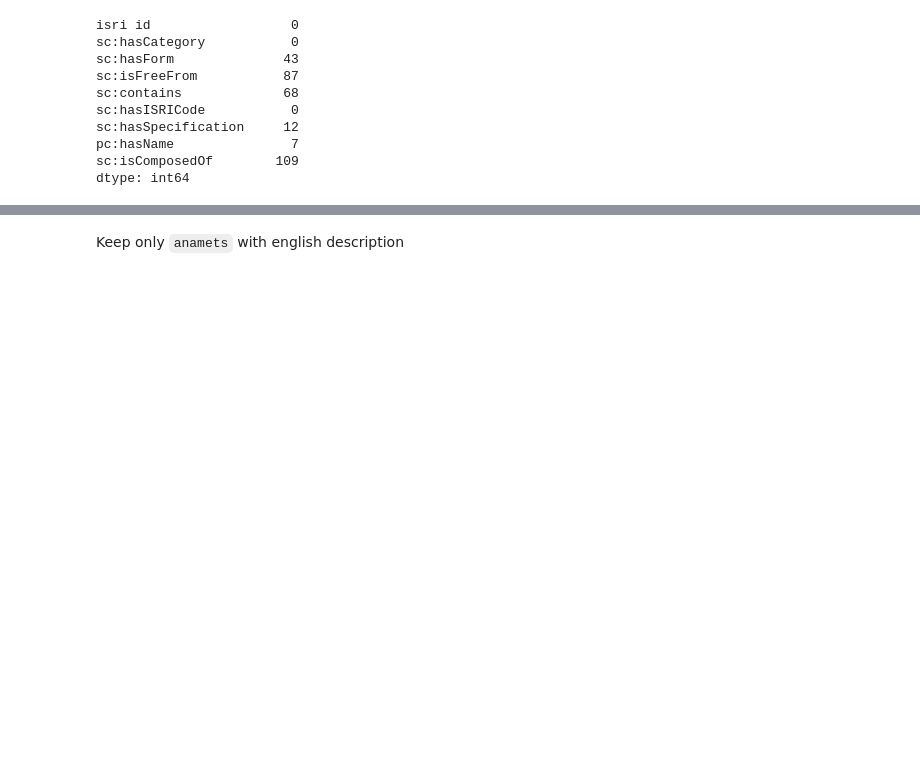
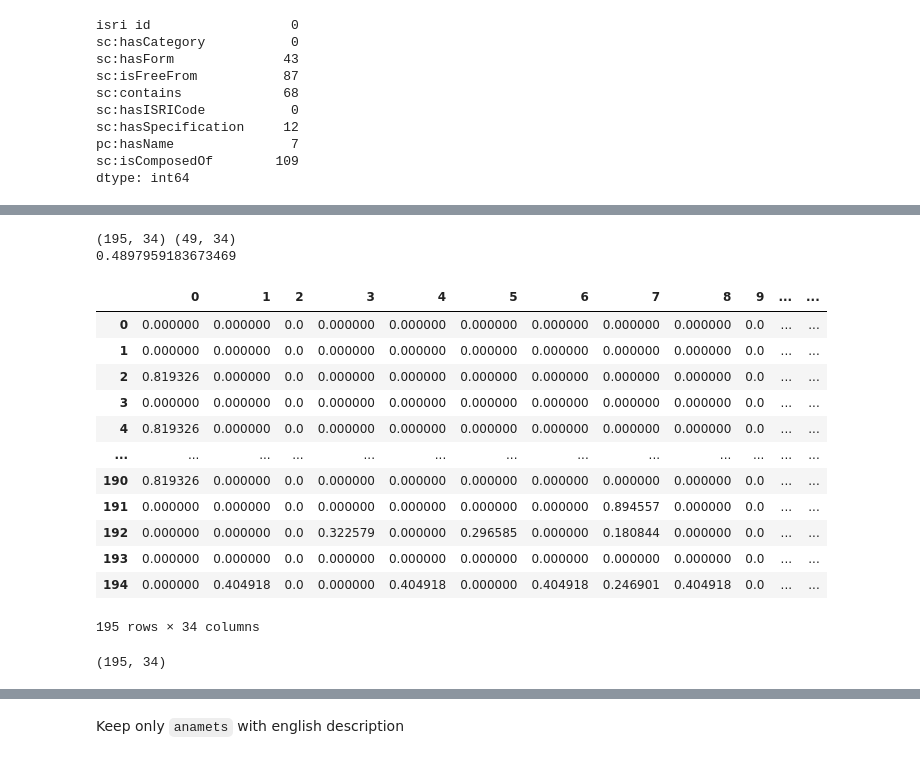
Before and after one commit to costasmexis/phd, a Jupyter notebook: scrap/scrap_similarity.ipynb, the cells around one changed output, grey strips where cells are left out. Saved outputs shown, nothing was run; the diff lists cells and outputs as text; code cells hidden in the pictures; blank space fills up the shorter version.

```diff
--- a/scrap/scrap_similarity.ipynb
+++ b/scrap/scrap_similarity.ipynb
@@ -273,0 +292,7 @@ isri_data.head(2)
+# %%
+custom_pipeline = [preprocessing.fillna,
+                   preprocessing.lowercase,
+                   preprocessing.remove_whitespace,
+                   preprocessing.remove_stopwords]
+
+df = isri_data.copy()
@@ -273,0 +310,5 @@ isri_data.head(2)
+# %%
+le = LabelEncoder()
+
+df['sc:isComposedOf'] = le.fit_transform(df['sc:isComposedOf'])
+df.head(2)
@@ -273,0 +319,51 @@ isri_data.head(2)
+# %%
+from sklearn.model_selection import train_test_split
+
+X = df.drop('sc:isComposedOf', axis=1)
+y = df['sc:isComposedOf']
+
+X_train, X_test, y_train, y_test = train_test_split(X, y, test_size=0.2)
+# %%
+from sklearn.feature_extraction.text import TfidfTransformer
+from sklearn.feature_extraction.text import TfidfVectorizer
+
+X_train = X_train['sc:hasCategory'].values
+X_test = X_test['sc:hasCategory'].values
+
+y_train = y_train.values
+y_test = y_test.values
+
+vectorizer = TfidfVectorizer()
+train_vectors = vectorizer.fit_transform(X_train)
+test_vectors = vectorizer.transform(X_test)
+
+print(train_vectors.shape, test_vectors.shape)
+
+from sklearn.naive_bayes import MultinomialNB
+
+clf = MultinomialNB().fit(train_vectors, y_train)
+predicted = clf.predict(test_vectors)
+print(accuracy_score(y_test,predicted))
+# %% [output]
+(195, 34) (49, 34)
+0.4897959183673469
+# %%
+pd.DataFrame(train_vectors.todense())
+# %% [output]
+|  | 0 | 1 | 2 | 3 | 4 | 5 | 6 | 7 | 8 | 9 | ... | ... |
+| 0 | 0.000000 | 0.000000 | 0.0 | 0.000000 | 0.000000 | 0.000000 | 0.000000 | 0.000000 | 0.000000 | 0.0 | ... | ... |
+| 1 | 0.000000 | 0.000000 | 0.0 | 0.000000 | 0.000000 | 0.000000 | 0.000000 | 0.000000 | 0.000000 | 0.0 | ... | ... |
+| 2 | 0.819326 | 0.000000 | 0.0 | 0.000000 | 0.000000 | 0.000000 | 0.000000 | 0.000000 | 0.000000 | 0.0 | ... | ... |
+| 3 | 0.000000 | 0.000000 | 0.0 | 0.000000 | 0.000000 | 0.000000 | 0.000000 | 0.000000 | 0.000000 | 0.0 | ... | ... |
+| 4 | 0.819326 | 0.000000 | 0.0 | 0.000000 | 0.000000 | 0.000000 | 0.000000 | 0.000000 | 0.000000 | 0.0 | ... | ... |
+| ... | ... | ... | ... | ... | ... | ... | ... | ... | ... | ... | ... | ... |
+| 190 | 0.819326 | 0.000000 | 0.0 | 0.000000 | 0.000000 | 0.000000 | 0.000000 | 0.000000 | 0.000000 | 0.0 | ... | ... |
+| 191 | 0.000000 | 0.000000 | 0.0 | 0.000000 | 0.000000 | 0.000000 | 0.000000 | 0.894557 | 0.000000 | 0.0 | ... | ... |
+| 192 | 0.000000 | 0.000000 | 0.0 | 0.322579 | 0.000000 | 0.296585 | 0.000000 | 0.180844 | 0.000000 | 0.0 | ... | ... |
+| 193 | 0.000000 | 0.000000 | 0.0 | 0.000000 | 0.000000 | 0.000000 | 0.000000 | 0.000000 | 0.000000 | 0.0 | ... | ... |
+| 194 | 0.000000 | 0.404918 | 0.0 | 0.000000 | 0.404918 | 0.000000 | 0.404918 | 0.246901 | 0.404918 | 0.0 | ... | ... |
+195 rows × 34 columns
+# %%
+train_vectors.todense()
+# %% [output]
+(195, 34)
```
Also changed, not shown: parts of 71 cells of this notebook, 1 other file.
